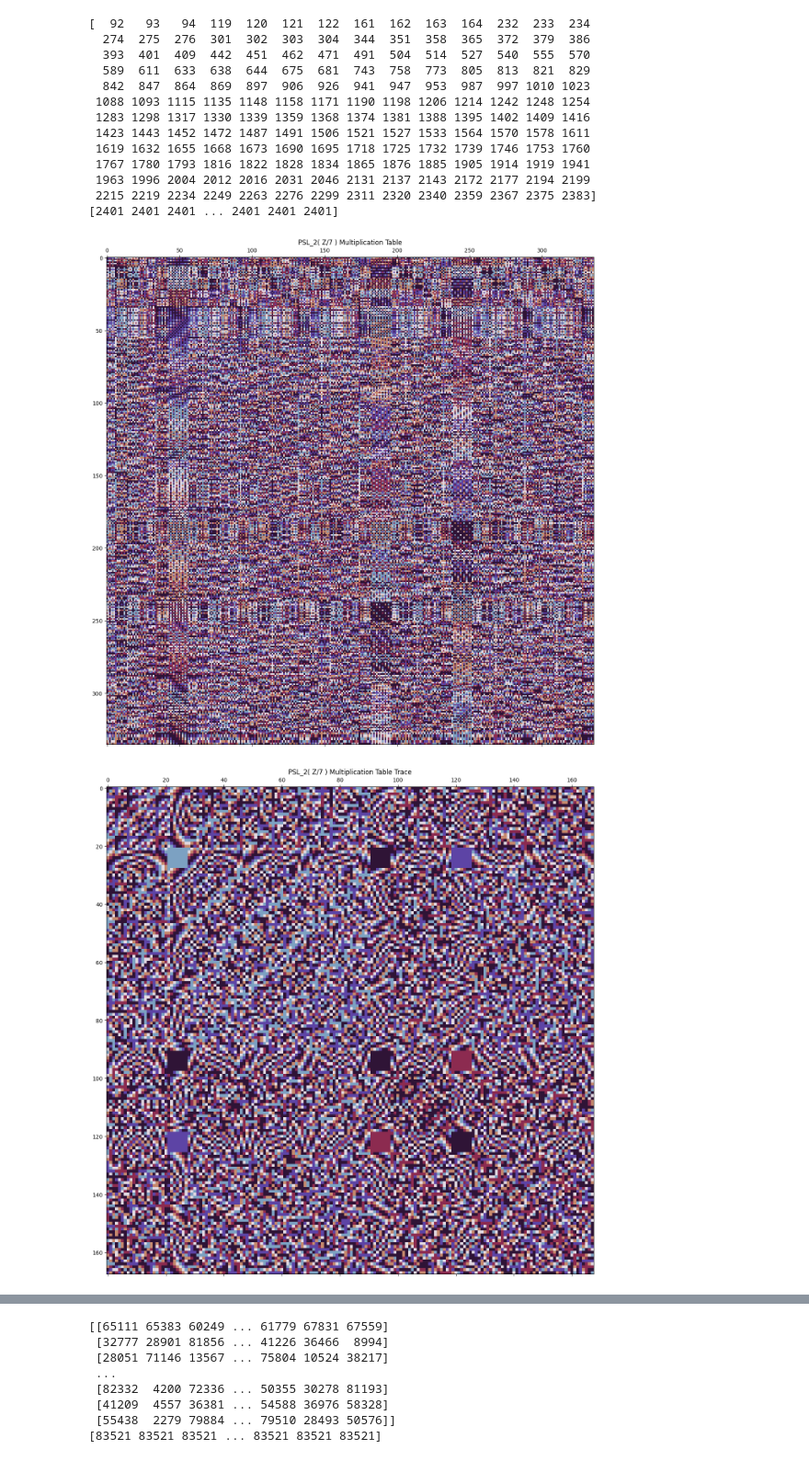
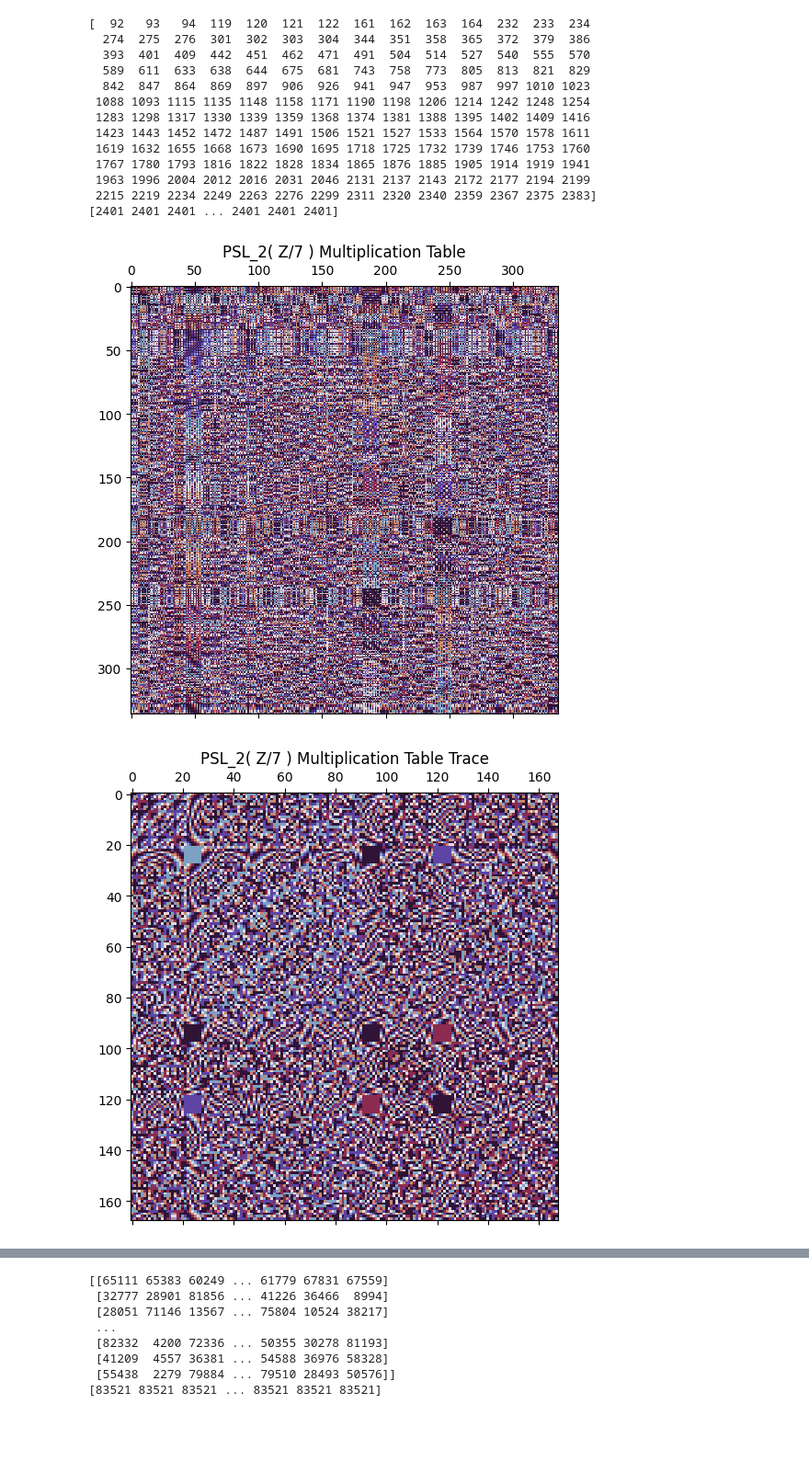
Before and after one commit to michaelontiveros/poppy, a Jupyter notebook: poppy.ipynb, the cells around one changed output, grey strips where cells are left out. Shown at 92% size. Cells and saved outputs as stored; diff of their text form; code cells hidden in the pictures; blank space fills up the shorter version.

```diff
--- a/poppy.ipynb
+++ b/poppy.ipynb
@@ -91,11 +91,11 @@ print(i)
 # %%
 psl2 = jax.vmap(poppy.decode, in_axes = (0,None))(psl2c,p)
 
-poppy.plot(jax.numpy.tensordot(psl2,psl2, axes=([2],[1])).reshape((len(psl2)*2,-1))%p, title = f'PSL_2( Z/{p} ) Multiplication Table', size = 20)
-poppy.plot(poppy.ptrace(jax.numpy.tensordot(psl2,psl2, axes=([2],[1])).swapaxes(1,2)%p,p), title = f'PSL_2( Z/{p} ) Multiplication Table Trace', size = 20)
+poppy.plot(jax.numpy.tensordot(psl2,psl2, axes=([2],[1])).reshape((len(psl2)*2,-1))%p, title = f'PSL_2( Z/{p} ) Multiplication Table')
+poppy.plot(poppy.ptrace(jax.numpy.tensordot(psl2,psl2, axes=([2],[1])).swapaxes(1,2)%p,p), title = f'PSL_2( Z/{p} ) Multiplication Table Trace')
 # %% [output]
-[figure, old version]
+[figure, new version]
-[figure, old version]
+[figure, new version]
 # %%
 p = 7
 
```
Also changed, not shown: parts of 1 cell of this notebook, 2 other files.
